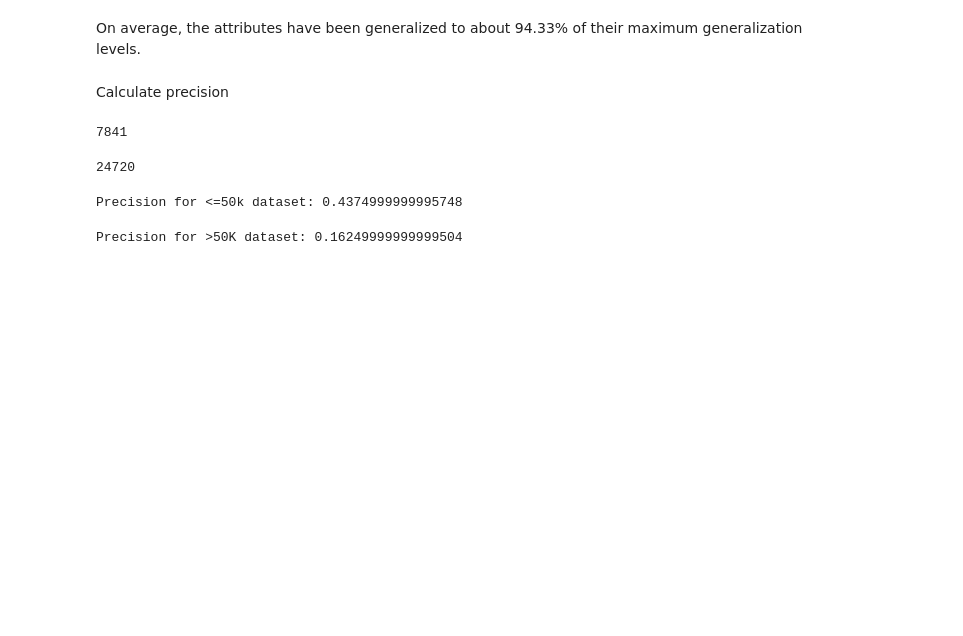
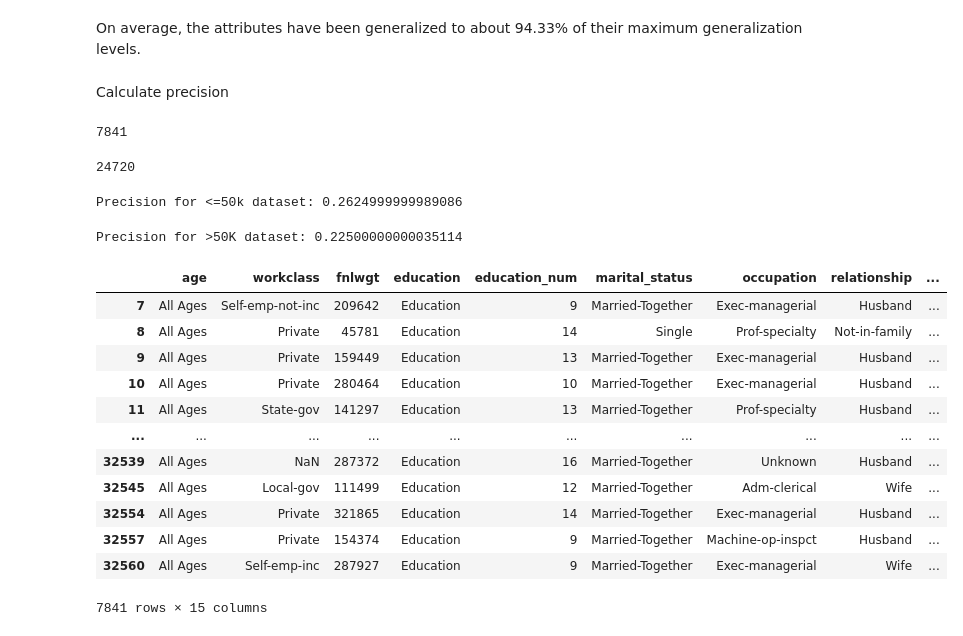
Before and after one commit to autrin/k-anonymity_l-diversity, a Jupyter notebook: hw1-1-anonymity.ipynb, the cells around one changed output. Cells and saved outputs as stored; diff of their text form; code cells hidden in the pictures; blank space fills up the shorter version.

```diff
--- a/hw1-1-anonymity.ipynb
+++ b/hw1-1-anonymity.ipynb
@@ -605,15 +614,9 @@ def calculate_precision(data, generalization_levels, hierarchy_depths):
     precision = 1 - (sum_generalization_height / (PT * N_A))
     return precision
 
-generalization_levels_le50k = {
-    'age': 3,
-    'education': 3,
-    'marital_status': 2,
-    'race': 2
-}
 hierarchy_depths = {
     'age': 5,
-    'education': 4,
+    'education': 5,
     'marital_status': 4,
     'race': 5
 }
@@ -621,16 +624,25 @@ hierarchy_depths = {
 precision_value = calculate_precision(table_le_50k, generalization_levels_le50k, hierarchy_depths)
 print(f'Precision for <=50k dataset: {precision_value}')
 # %% [output]
-Precision for <=50k dataset: 0.4374999999995748
+Precision for <=50k dataset: 0.2624999999989086
 # %%
-generalization_levels_gt50k = {
-    'age': 5,
-    'education': 3,
-    'marital_status': 4,
-    'race': 3
-}
-
 precision_value = calculate_precision(table_gt_50k, generalization_levels_gt50k, hierarchy_depths)
 print(f'Precision for >50K dataset: {precision_value}')
 # %% [output]
-Precision for >50K dataset: 0.16249999999999504
+Precision for >50K dataset: 0.22500000000035114
+# %%
+table_gt_50k
+# %% [output]
+|  | age | workclass | fnlwgt | education | education_num | marital_status | occupation | relationship | ... |
+| 7 | All Ages | Self-emp-not-inc | 209642 | Education | 9 | Married-Together | Exec-managerial | Husband | ... |
+| 8 | All Ages | Private | 45781 | Education | 14 | Single | Prof-specialty | Not-in-family | ... |
+| 9 | All Ages | Private | 159449 | Education | 13 | Married-Together | Exec-managerial | Husband | ... |
+| 10 | All Ages | Private | 280464 | Education | 10 | Married-Together | Exec-managerial | Husband | ... |
+| 11 | All Ages | State-gov | 141297 | Education | 13 | Married-Together | Prof-specialty | Husband | ... |
+| ... | ... | ... | ... | ... | ... | ... | ... | ... | ... |
+| 32539 | All Ages | NaN | 287372 | Education | 16 | Married-Together | Unknown | Husband | ... |
+| 32545 | All Ages | Local-gov | 111499 | Education | 12 | Married-Together | Adm-clerical | Wife | ... |
+| 32554 | All Ages | Private | 321865 | Education | 14 | Married-Together | Exec-managerial | Husband | ... |
+| 32557 | All Ages | Private | 154374 | Education | 9 | Married-Together | Machine-op-inspct | Husband | ... |
+| 32560 | All Ages | Self-emp-inc | 287927 | Education | 9 | Married-Together | Exec-managerial | Wife | ... |
+7841 rows × 15 columns
```
Also changed, not shown: parts of 11 cells of this notebook.
